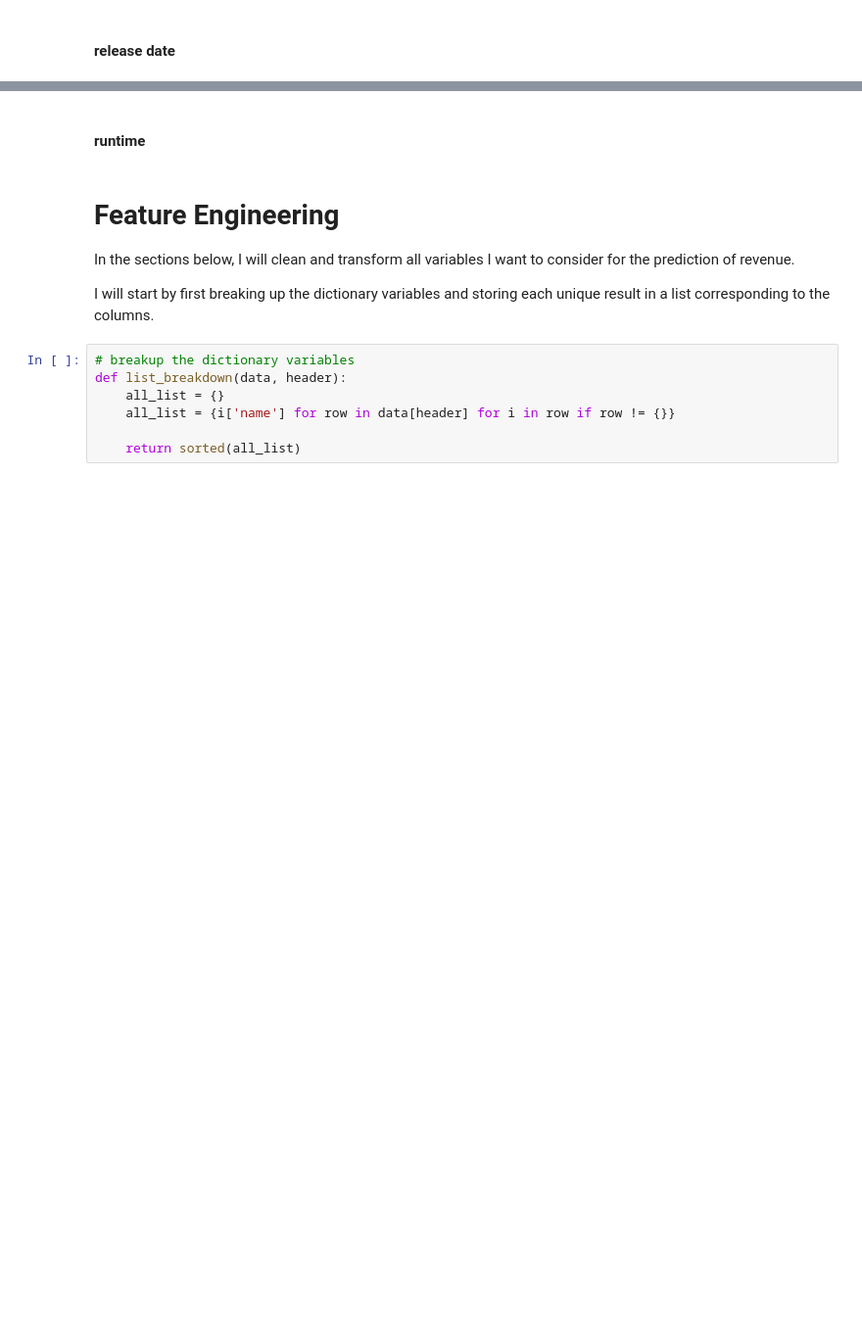
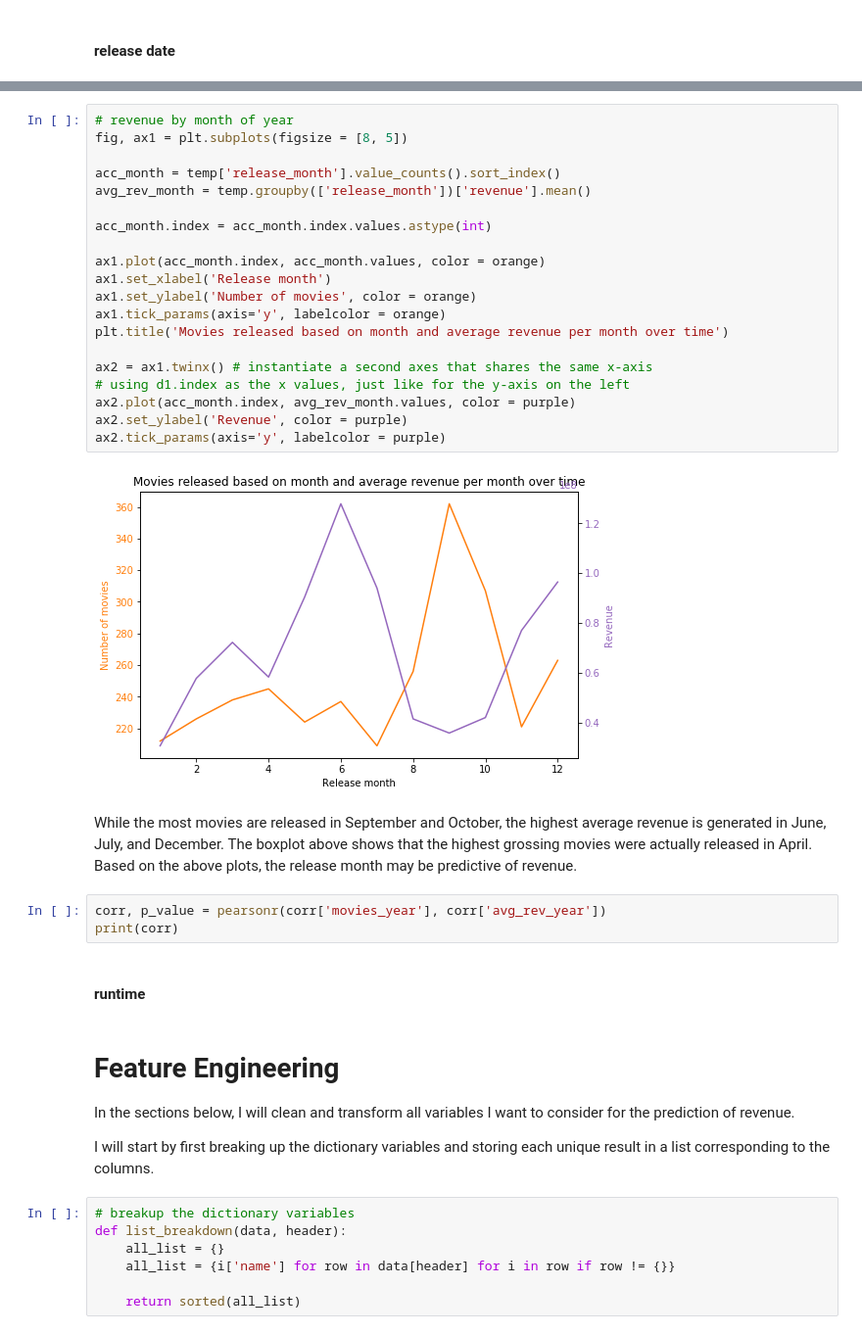
Before and after one commit to julianikulski/tmdb, a Jupyter notebook: tmdb.ipynb, the cells around one changed output, grey strips where cells are left out. Shown: that part at 98% size. Drawn from its saved outputs; the diff is of its cells as text; blank space fills up the shorter version.

```diff
--- a/tmdb.ipynb
+++ b/tmdb.ipynb
@@ -779,3 +827,30 @@ ax2.tick_params(axis='y', labelcolor = orange)
+# %%
+# revenue by month of year
+fig, ax1 = plt.subplots(figsize = [8, 5])
+
+acc_month = temp['release_month'].value_counts().sort_index()
+avg_rev_month = temp.groupby(['release_month'])['revenue'].mean()
+
+acc_month.index = acc_month.index.values.astype(int)
+
+ax1.plot(acc_month.index, acc_month.values, color = orange)
+ax1.set_xlabel('Release month')
+ax1.set_ylabel('Number of movies', color = orange)
+ax1.tick_params(axis='y', labelcolor = orange)
+plt.title('Movies released based on month and average revenue per month over time')
+
+ax2 = ax1.twinx() # instantiate a second axes that shares the same x-axis
+# using d1.index as the x values, just like for the y-axis on the left
+ax2.plot(acc_month.index, avg_rev_month.values, color = purple)
+ax2.set_ylabel('Revenue', color = purple)
+ax2.tick_params(axis='y', labelcolor = purple)
+# %% [output]
+[figure, added]
+# %% [markdown]
+While the most movies are released in September and October, the highest average revenue is generated in June, July, and December. The boxplot above shows that the highest grossing movies were actually released in April. Based on the above plots, the release month may be predictive of revenue.
+# %%
+corr, p_value = pearsonr(corr['movies_year'], corr['avg_rev_year'])
+print(corr)
 # %% [markdown]
 #### runtime
 # %% [markdown]
```
Also changed, not shown: parts of 22 cells of this notebook.
